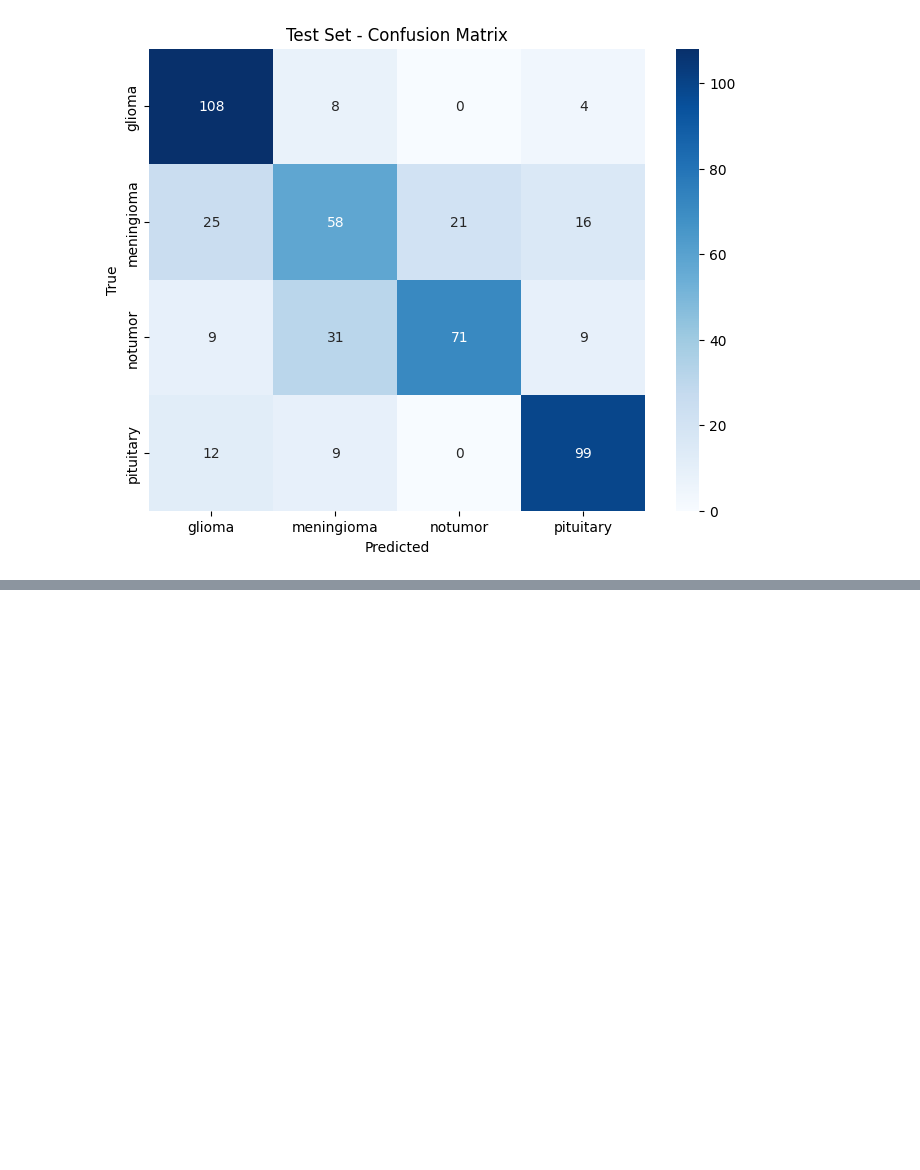
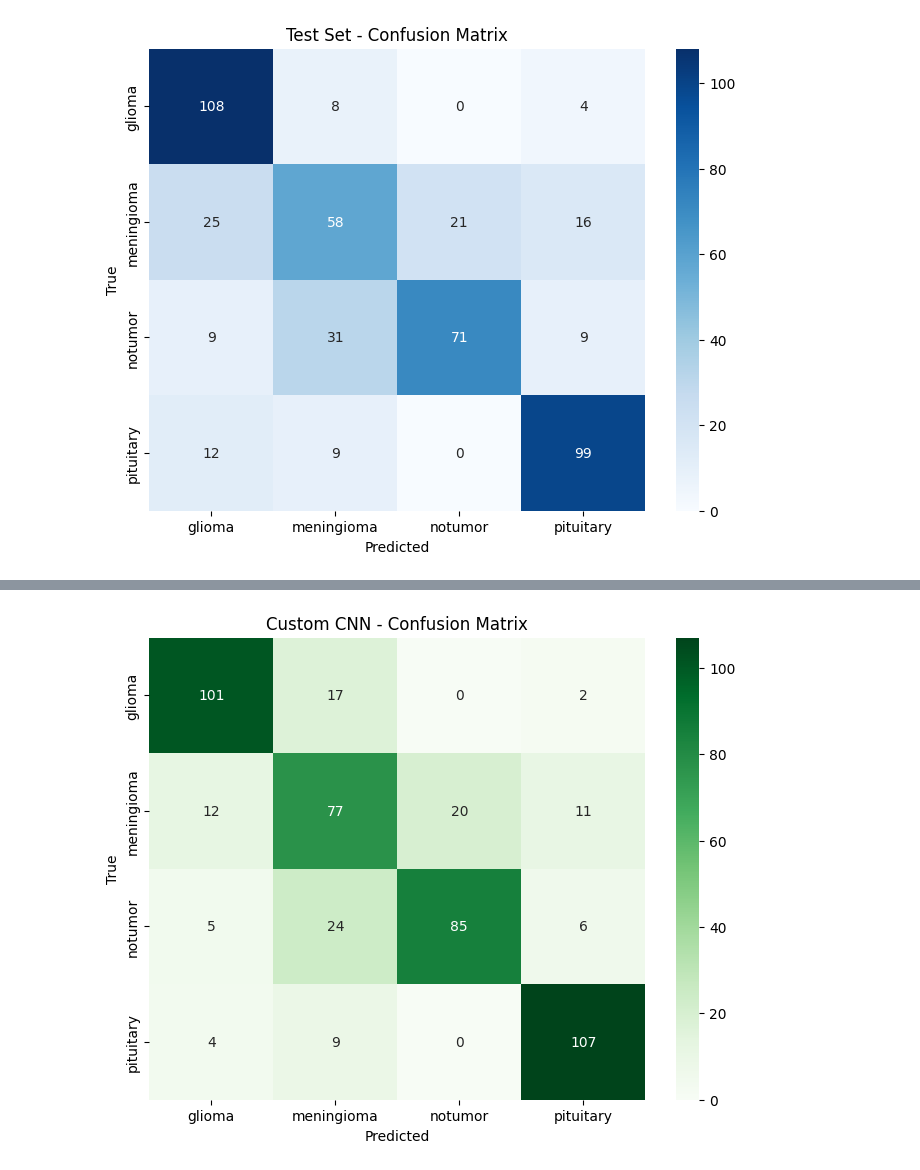
Before and after one commit to 2300914/CSC3109_ML, a Jupyter notebook: T16.ipynb, the cells around one changed output, grey strips where cells are left out. Drawn from its saved outputs; the diff is of its cells as text; code cells hidden in the pictures; blank space fills up the shorter version.

```diff
--- a/T16.ipynb
+++ b/T16.ipynb
@@ -1583,0 +1677,26 @@ Weaknesses:
+# %%
+def build_custom_cnn(num_classes):
+    model = models.Sequential([
+        layers.Conv2D(32, (3,3), activation='relu', input_shape=(224,224,3)),
+        layers.MaxPooling2D((2,2)),
+        layers.Conv2D(64, (3,3), activation='relu'),
+        layers.MaxPooling2D((2,2)),
+        layers.Conv2D(128, (3,3), activation='relu'),
+        layers.MaxPooling2D((2,2)),
+        layers.Flatten(),
+        layers.Dense(128, activation='relu'),
+        layers.Dropout(0.5),
+        layers.Dense(num_classes, activation='softmax')
+    ])
+    model.compile(optimizer='adam', loss='categorical_crossentropy', metrics=['accuracy'])
+    return model
+
+custom_cnn_model = build_custom_cnn(len(CLASSES))
+
+# Train
+history_custom_cnn = custom_cnn_model.fit(
+    train_val_ds,
+    validation_data=val_ds,
+    epochs=20,
+    callbacks=[early_stop]
+)
@@ -1583,0 +1722,3 @@ Weaknesses:
+# %%
+evaluate_dl_model(custom_cnn_model, test_ds, "Custom CNN")
+# %% [output]
@@ -1583,0 +1742 @@ Weaknesses:
+[figure, added]
```
Also changed, not shown: parts of 65 cells of this notebook.
